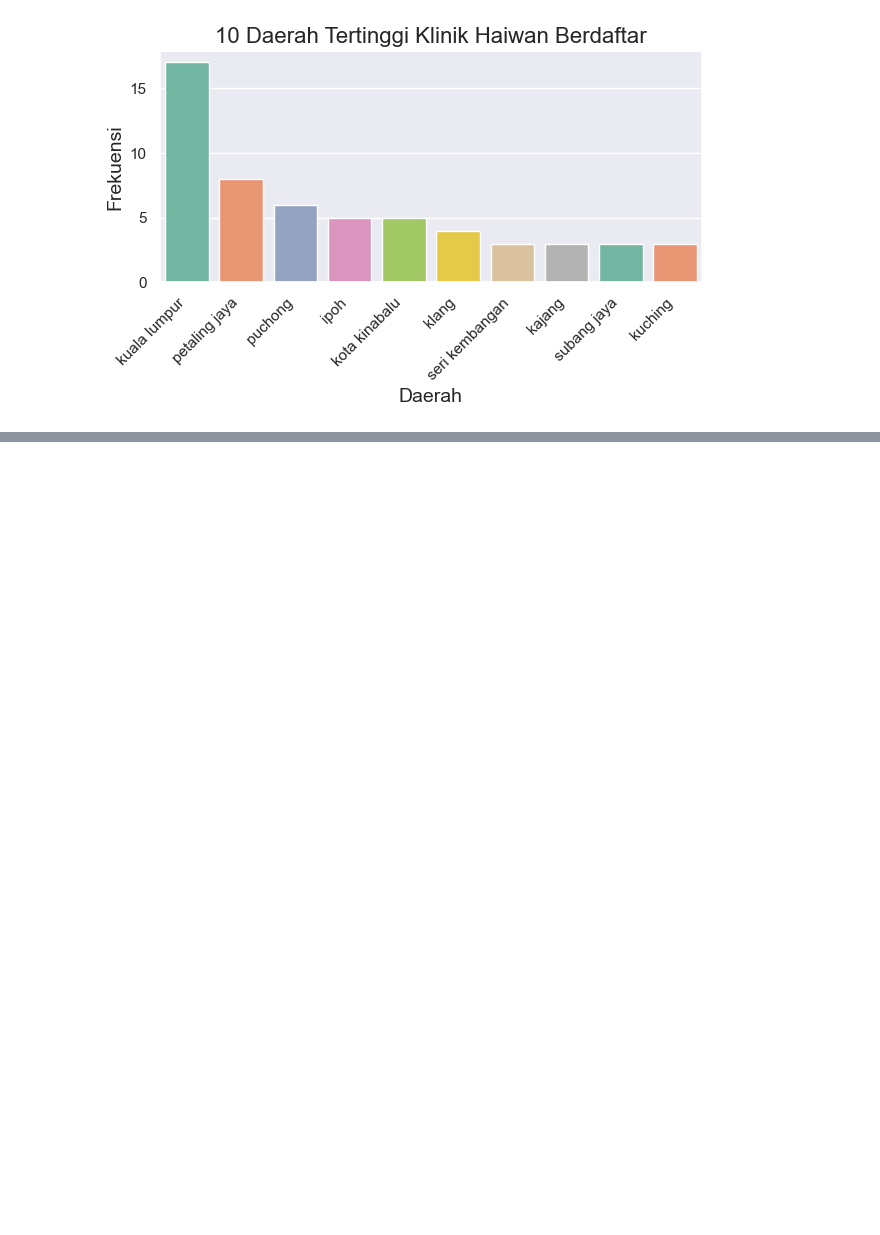
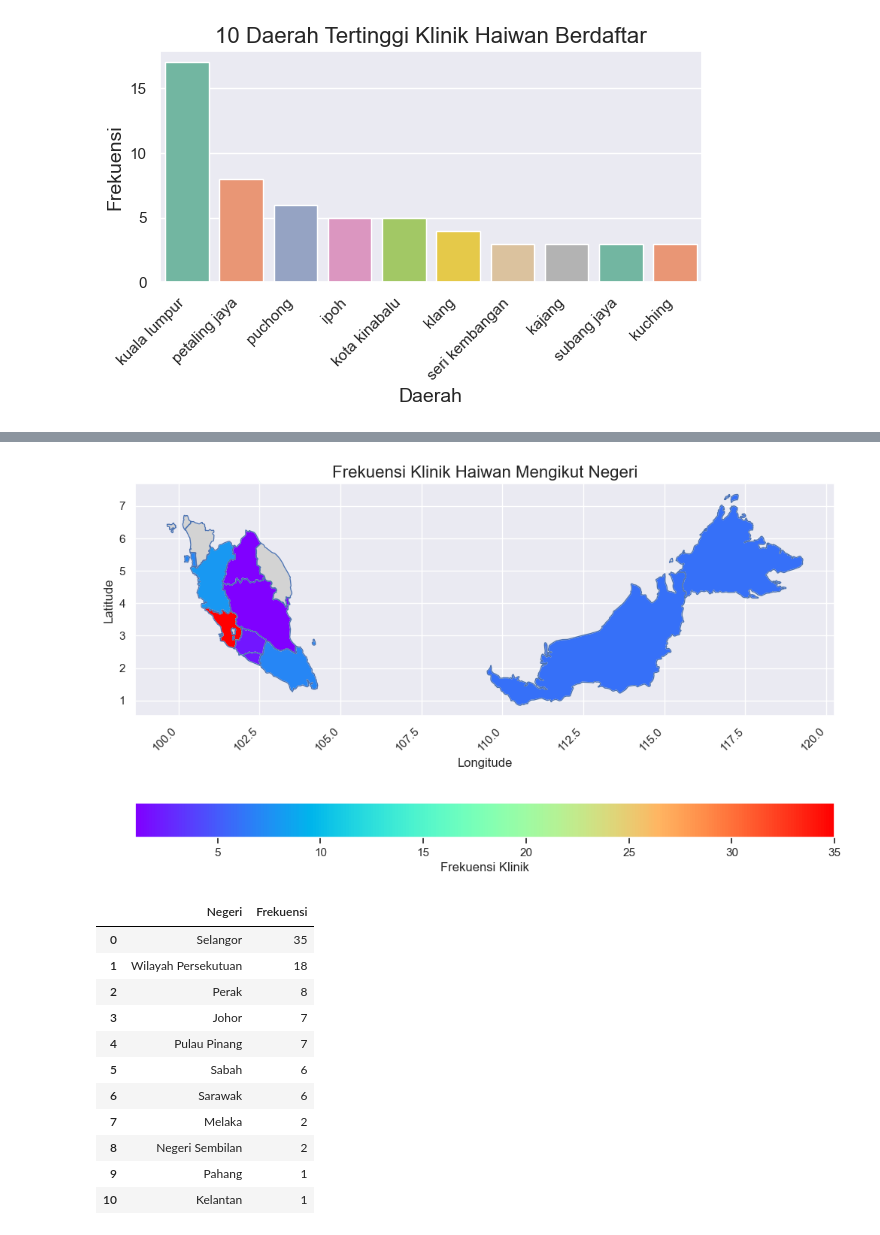
Before and after one commit to oishylea/MalaysiaVetServices, a Jupyter notebook: MalaysiaVetServices.ipynb, the cells around one changed output, grey strips where cells are left out. Cells and saved outputs as stored; diff of their text form; code cells hidden in the pictures; blank space fills up the shorter version.

```diff
--- a/MalaysiaVetServices.ipynb
+++ b/MalaysiaVetServices.ipynb
@@ -589,0 +600,43 @@ Passing `palette` without assigning `hue` is deprecated and will be removed in v
+# %%
+# Count occurrences of each state
+category_counts = vet['Negeri'].value_counts().reset_index()
+category_counts.columns = ['Negeri', 'Frekuensi']
+
+# Merge the counts with geographical data
+# Ensure 'Negeri' in category_counts matches the names in the GeoJSON
+merged = malaysia_map.set_index('name').join(category_counts.set_index('Negeri'), how='left')
+
+# Plotting
+fig, ax = plt.subplots(1, 1, figsize=(12, 10))
+malaysia_map.plot(ax=ax, color='lightgrey')
+
+# Plot the merged data with counts
+merged.boundary.plot(ax=ax, linewidth=1)
+merged.plot(column='Frekuensi', ax=ax, legend=True,
+            legend_kwds={'label': "Frekuensi Klinik",
+                         'orientation': "horizontal"},
+            cmap='rainbow')
+
+# Set the title and labels
+plt.title('Frekuensi Klinik Haiwan Mengikut Negeri', fontsize=16)
+plt.xlabel('Longitude')
+plt.ylabel('Latitude')
+plt.xticks(rotation=45, ha='right')
+
+plt.show()
+
+category_counts
+# %% [output]
+[figure, added]
+|  | Negeri | Frekuensi |
+| 0 | Selangor | 35 |
+| 1 | Wilayah Persekutuan | 18 |
+| 2 | Perak | 8 |
+| 3 | Johor | 7 |
+| 4 | Pulau Pinang | 7 |
+| 5 | Sabah | 6 |
+| 6 | Sarawak | 6 |
+| 7 | Melaka | 2 |
+| 8 | Negeri Sembilan | 2 |
+| 9 | Pahang | 1 |
+| 10 | Kelantan | 1 |
```
Also changed, not shown: parts of 6 cells of this notebook, 3 other files.
